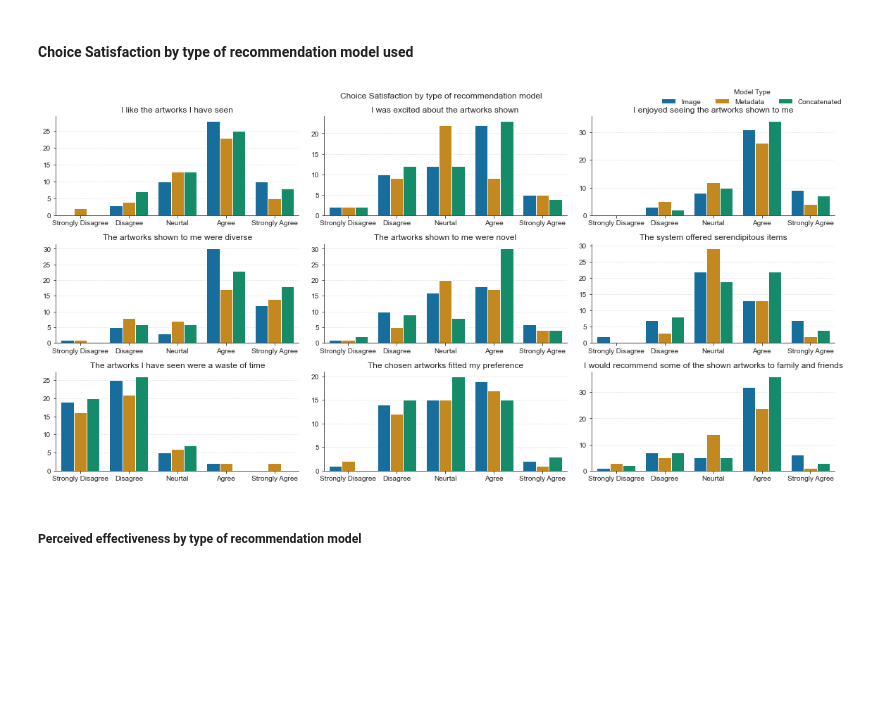
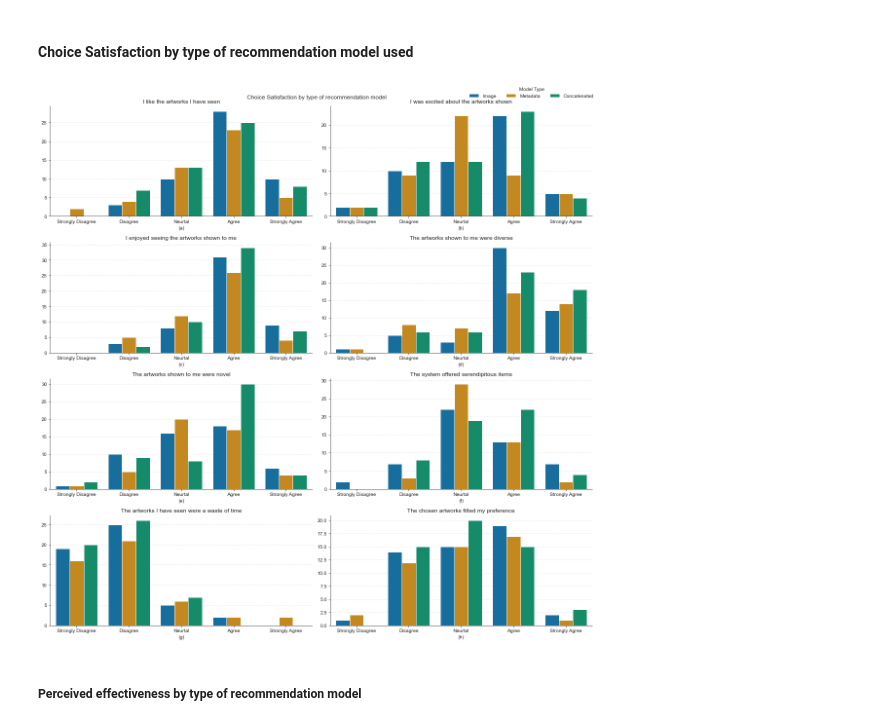
Before and after one commit to MuseRec/analytics, a Jupyter notebook: notebooks/post-study.ipynb, the cells around one changed output. Saved outputs shown, nothing was run; the diff lists cells and outputs as text; code cells hidden in the pictures; blank space fills up the shorter version.

```diff
--- a/notebooks/post-study.ipynb
+++ b/notebooks/post-study.ipynb
@@ -369,36 +369,36 @@ plt.savefig('../plots/post-study/perceived_quality_by_model_type.png', dpi = 300
 # %% [markdown]
 #### Choice Satisfaction by type of recommendation model used
 # %%
-fig, axes = plt.subplots(nrows = 3, ncols = 3, figsize = (16, 8))
+fig, axes = plt.subplots(nrows = 4, ncols = 2, figsize = (16, 16)) # 16, 8
 axes = axes.ravel()
 
-for ax, q in zip(axes, questions['satisfaction']):
+for ax, q, caption in zip(axes, questions['satisfaction'], ['a', 'b', 'c', 'd', 'e', 'f', 'g', 'h', 'i']):
     p = sns.countplot(
         x = q,
         data = data_formatted[data_formatted.condition == 'model'],
         ax = ax,
         order = likert_mapping['order'],
         hue = 'model_type'
     )
     p.set(
         ylabel = '',
-        xlabel = '',
+        xlabel = '(' + caption + ')',
         xticklabels = likert_mapping['formatted'],
         title = question_mappings[q]
     )
     p.legend_.remove()
     p.yaxis.grid(True, alpha = 0.5, linestyle = 'dashed')
 
 handles, labels = axes[-1].get_legend_handles_labels()
 fig.legend(handles, ['Image', 'Metadata', 'Concatenated'], ncol = 3, title = 'Model Type', frameon = False)
 
 fig.suptitle('Choice Satisfaction by type of recommendation model')
 sns.despine()
 plt.tight_layout()
 # plt.show()
 plt.savefig('../plots/post-study/choice_satisfaction_by_model_type.png', dpi = 300)
 # %% [output]
-[figure, old version]
+[figure, new version]
 # %% [markdown]
 ##### Perceived effectiveness by type of recommendation model
 # %%
```
Also changed, not shown: parts of 4 cells of this notebook, 4 other files.
